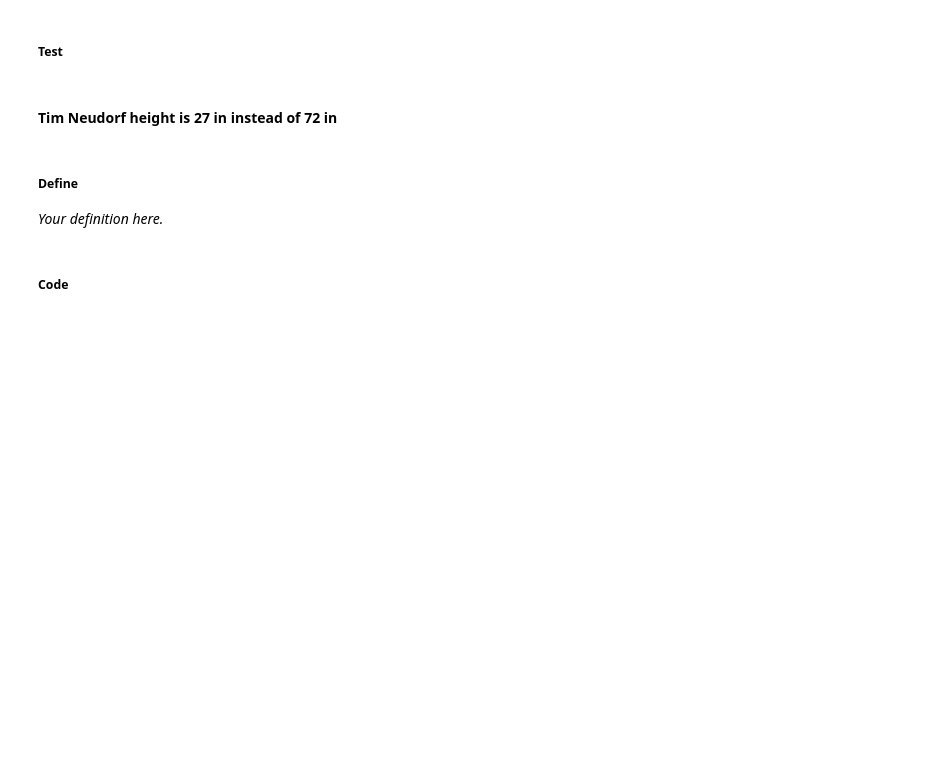
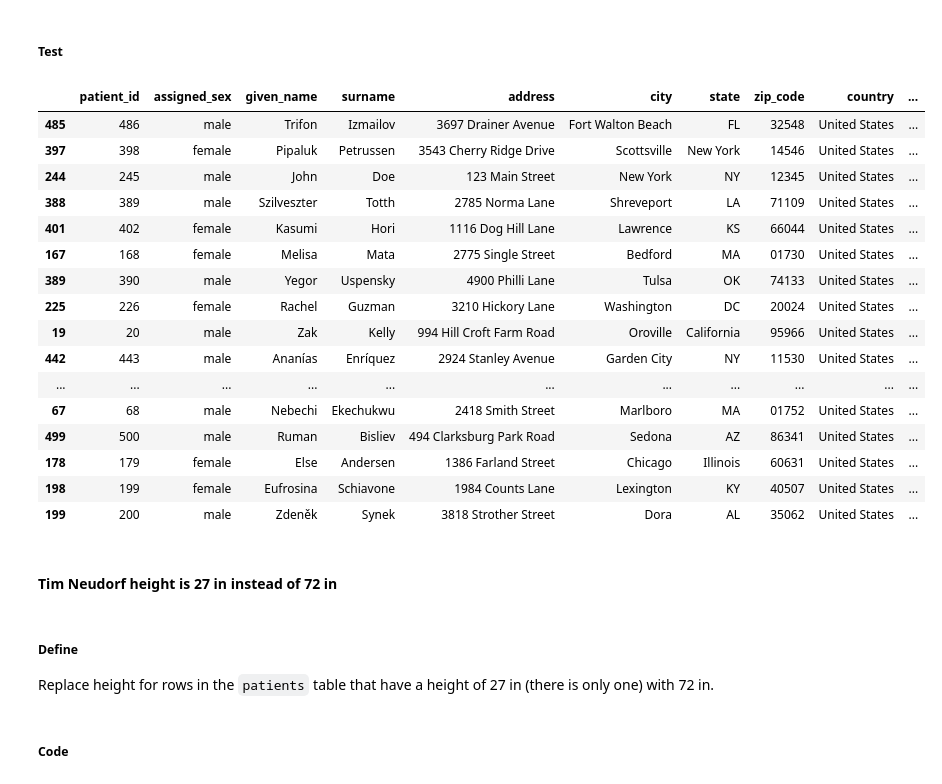
Before and after one commit to ahmed-gharib89/assessing_cleaning_data, a Jupyter notebook: cleaning-student.ipynb, the cells around one changed output. Saved outputs shown, nothing was run; the diff lists cells and outputs as text; code cells hidden in the pictures; blank space fills up the shorter version.

```diff
--- a/cleaning-student.ipynb
+++ b/cleaning-student.ipynb
@@ -499,2 +505,6 @@ treatments_clean.head()
+# %%
+patients_clean.zip_code = patients_clean.zip_code.astype(str).str[:-2].str.pad(5, fillchar='0')
+# Reconvert NaNs entries that were converted to '0000n' by code above
+patients_clean.zip_code = patients_clean.zip_code.replace('0000n', np.nan)
 # %% [markdown]
 ##### Test
@@ -503,7 +511,27 @@ treatments_clean.head()
+# %%
+patients_clean.sample(20)
+# %% [output]
+|  | patient_id | assigned_sex | given_name | surname | address | city | state | zip_code | country | ... |
+| 485 | 486 | male | Trifon | Izmailov | 3697 Drainer Avenue | Fort Walton Beach | FL | 32548 | United States | ... |
+| 397 | 398 | female | Pipaluk | Petrussen | 3543 Cherry Ridge Drive | Scottsville | New York | 14546 | United States | ... |
+| 244 | 245 | male | John | Doe | 123 Main Street | New York | NY | 12345 | United States | ... |
+| 388 | 389 | male | Szilveszter | Totth | 2785 Norma Lane | Shreveport | LA | 71109 | United States | ... |
+| 401 | 402 | female | Kasumi | Hori | 1116 Dog Hill Lane | Lawrence | KS | 66044 | United States | ... |
+| 167 | 168 | female | Melisa | Mata | 2775 Single Street | Bedford | MA | 01730 | United States | ... |
+| 389 | 390 | male | Yegor | Uspensky | 4900 Philli Lane | Tulsa | OK | 74133 | United States | ... |
+| 225 | 226 | female | Rachel | Guzman | 3210 Hickory Lane | Washington | DC | 20024 | United States | ... |
+| 19 | 20 | male | Zak | Kelly | 994 Hill Croft Farm Road | Oroville | California | 95966 | United States | ... |
+| 442 | 443 | male | Ananías | Enríquez | 2924 Stanley Avenue | Garden City | NY | 11530 | United States | ... |
+| ... | ... | ... | ... | ... | ... | ... | ... | ... | ... | ... |
+| 67 | 68 | male | Nebechi | Ekechukwu | 2418 Smith Street | Marlboro | MA | 01752 | United States | ... |
+| 499 | 500 | male | Ruman | Bisliev | 494 Clarksburg Park Road | Sedona | AZ | 86341 | United States | ... |
+| 178 | 179 | female | Else | Andersen | 1386 Farland Street | Chicago | Illinois | 60631 | United States | ... |
+| 198 | 199 | female | Eufrosina | Schiavone | 1984 Counts Lane | Lexington | KY | 40507 | United States | ... |
+| 199 | 200 | male | Zdeněk | Synek | 3818 Strother Street | Dora | AL | 35062 | United States | ... |
 # %% [markdown]
 #### Tim Neudorf height is 27 in instead of 72 in
-# %% [markdown]
-##### Define
-*Your definition here.*
+# %% [markdown]
+##### Define
+Replace height for rows in the `patients` table that have a height of 27 in (there is only one) with 72 in.
 # %% [markdown]
 ##### Code
```
Also changed, not shown: parts of 60 cells of this notebook.
